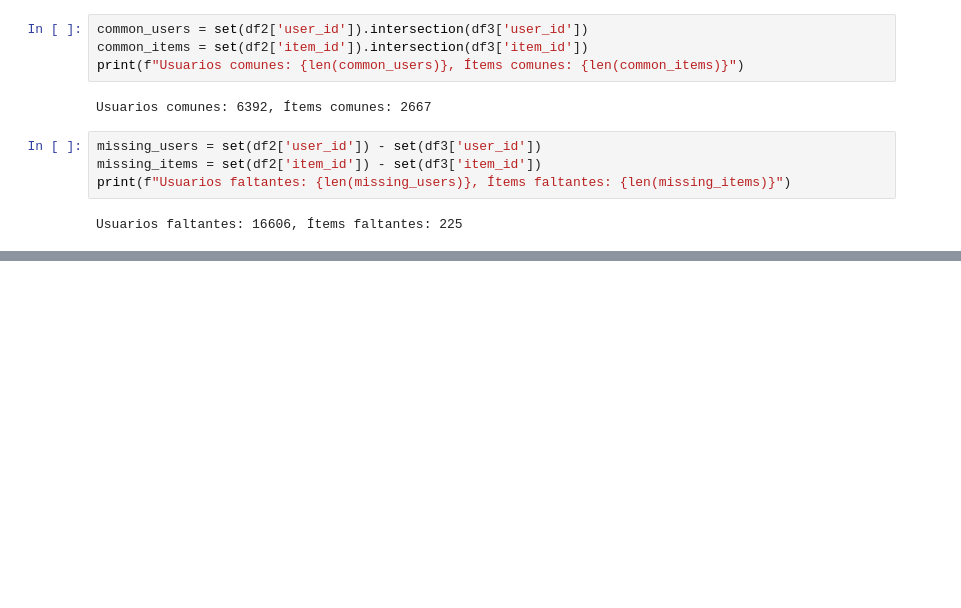
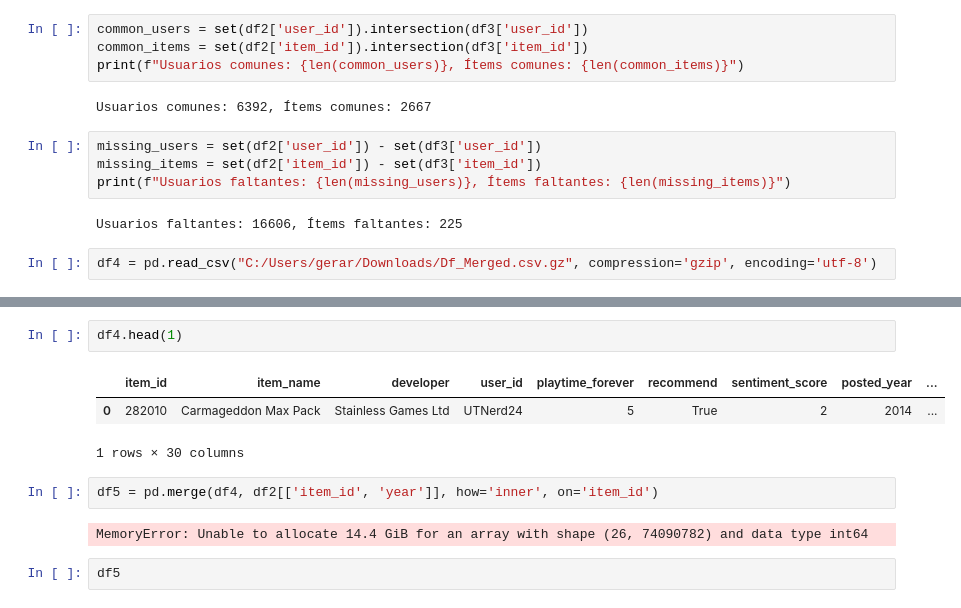
Before and after one commit to Gerardgfc/Proyecto_Integrador1, a Jupyter notebook: pruebas.ipynb, the cells around one changed output, grey strips where cells are left out. Cells and saved outputs as stored; diff of their text form; blank space fills up the shorter version.

```diff
--- a/pruebas.ipynb
+++ b/pruebas.ipynb
@@ -138,3 +138,5 @@ missing_items = set(df2['item_id']) - set(df3['item_id'])
 print(f"Usuarios faltantes: {len(missing_users)}, Ítems faltantes: {len(missing_items)}")
 # %% [output]
 Usuarios faltantes: 16606, Ítems faltantes: 225
+# %%
+df4 = pd.read_csv("C:/Users/gerar/Downloads/Df_Merged.csv.gz", compression='gzip', encoding='utf-8')
@@ -140,0 +155,12 @@ Usuarios faltantes: 16606, Ítems faltantes: 225
+# %%
+df4.head(1)
+# %% [output]
+|  | item_id | item_name | developer | user_id | playtime_forever | recommend | sentiment_score | posted_year | ... |
+| 0 | 282010 | Carmageddon Max Pack | Stainless Games Ltd | UTNerd24 | 5 | True | 2 | 2014 | ... |
+1 rows × 30 columns
+# %%
+df5 = pd.merge(df4, df2[['item_id', 'year']], how='inner', on='item_id')
+# %% [output]
+MemoryError: Unable to allocate 14.4 GiB for an array with shape (26, 74090782) and data type int64
+# %%
+df5
```
Also changed, not shown: parts of 1 cell of this notebook, 4 other files.
